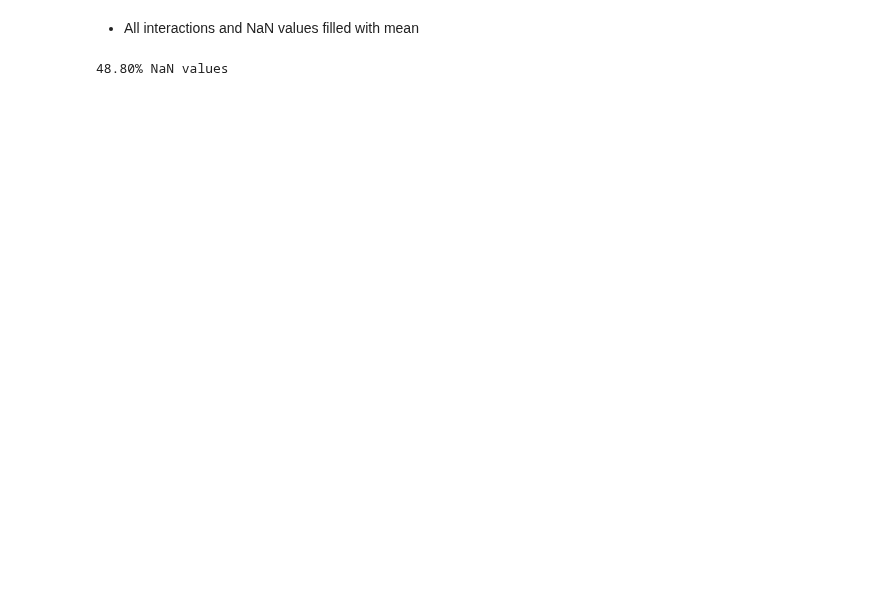
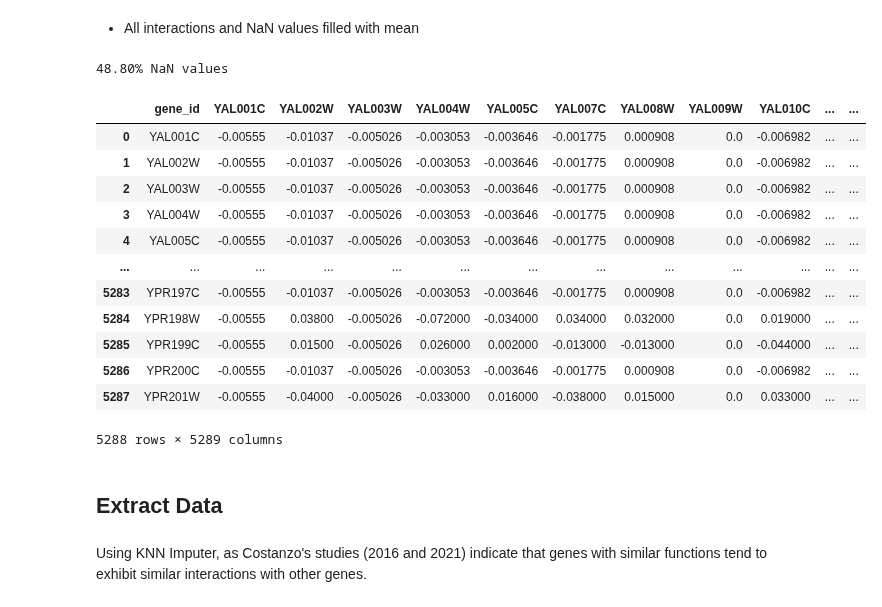
Before and after one commit to egekurt123/yeast_gene_interactions, a Jupyter notebook: Data Cleaning.ipynb, the cells around one changed output. Drawn from its saved outputs; the diff is of its cells as text; code cells hidden in the pictures; blank space fills up the shorter version.

Commit message:
Update data cleaning

```diff
--- a/Data Cleaning.ipynb
+++ b/Data Cleaning.ipynb
@@ -153,4 +155,24 @@ print(f"{GxG.isnull().sum().sum() / GxG.shape[0]**2 * 100:.2f}% NaN values")
 GxG_filled = GxG.fillna(GxG.mean()).fillna(0).reset_index()
 # %% [output]
 48.80% NaN values
+# %%
+GxG_filled
+# %% [output]
+|  | gene_id | YAL001C | YAL002W | YAL003W | YAL004W | YAL005C | YAL007C | YAL008W | YAL009W | YAL010C | ... | ... |
+| 0 | YAL001C | -0.00555 | -0.01037 | -0.005026 | -0.003053 | -0.003646 | -0.001775 | 0.000908 | 0.0 | -0.006982 | ... | ... |
+| 1 | YAL002W | -0.00555 | -0.01037 | -0.005026 | -0.003053 | -0.003646 | -0.001775 | 0.000908 | 0.0 | -0.006982 | ... | ... |
+| 2 | YAL003W | -0.00555 | -0.01037 | -0.005026 | -0.003053 | -0.003646 | -0.001775 | 0.000908 | 0.0 | -0.006982 | ... | ... |
+| 3 | YAL004W | -0.00555 | -0.01037 | -0.005026 | -0.003053 | -0.003646 | -0.001775 | 0.000908 | 0.0 | -0.006982 | ... | ... |
+| 4 | YAL005C | -0.00555 | -0.01037 | -0.005026 | -0.003053 | -0.003646 | -0.001775 | 0.000908 | 0.0 | -0.006982 | ... | ... |
+| ... | ... | ... | ... | ... | ... | ... | ... | ... | ... | ... | ... | ... |
+| 5283 | YPR197C | -0.00555 | -0.01037 | -0.005026 | -0.003053 | -0.003646 | -0.001775 | 0.000908 | 0.0 | -0.006982 | ... | ... |
+| 5284 | YPR198W | -0.00555 | 0.03800 | -0.005026 | -0.072000 | -0.034000 | 0.034000 | 0.032000 | 0.0 | 0.019000 | ... | ... |
+| 5285 | YPR199C | -0.00555 | 0.01500 | -0.005026 | 0.026000 | 0.002000 | -0.013000 | -0.013000 | 0.0 | -0.044000 | ... | ... |
+| 5286 | YPR200C | -0.00555 | -0.01037 | -0.005026 | -0.003053 | -0.003646 | -0.001775 | 0.000908 | 0.0 | -0.006982 | ... | ... |
+| 5287 | YPR201W | -0.00555 | -0.04000 | -0.005026 | -0.033000 | 0.016000 | -0.038000 | 0.015000 | 0.0 | 0.033000 | ... | ... |
+5288 rows × 5289 columns
+# %% [markdown]
+## Extract Data
+# %% [markdown]
+Using KNN Imputer, as Costanzo's studies (2016 and 2021) indicate that genes with similar functions tend to exhibit similar interactions with other genes.
 # %%
```
Also changed, not shown: parts of 14 cells of this notebook.
